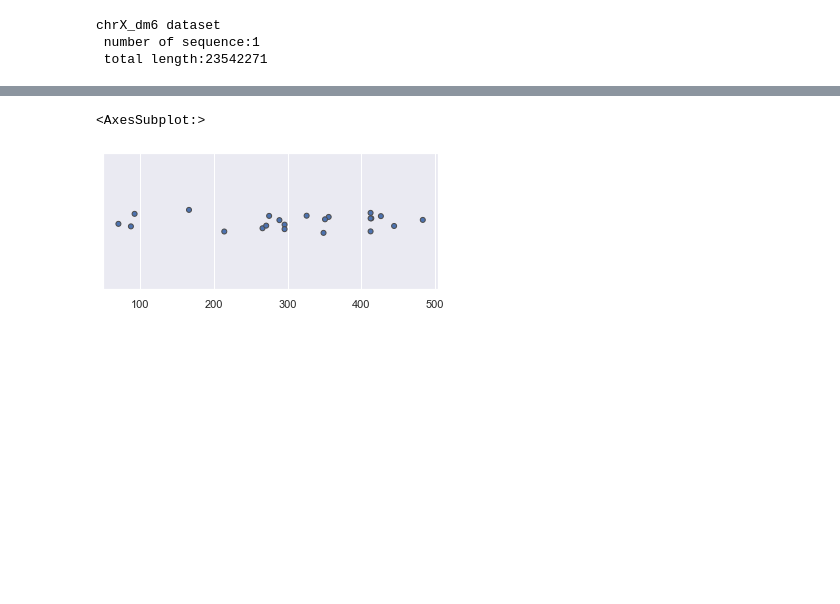
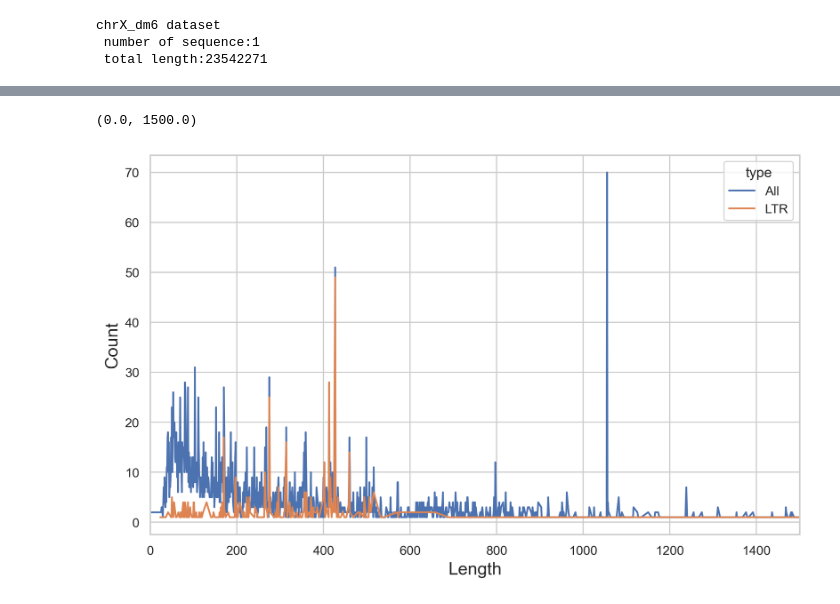
Before and after one commit to Jasmine-fe/GenomeAnalysis, a Jupyter notebook: src/main.ipynb, the cells around one changed output, grey strips where cells are left out. Cells and saved outputs as stored; diff of their text form; code cells hidden in the pictures; blank space fills up the shorter version.

```diff
--- a/src/main.ipynb
+++ b/src/main.ipynb
@@ -63,4 +69,5 @@ dfam = DfamEvaluation(repeatInfoList)
+# %%
+dfam = DfamEvaluation(repeatPositionList, hitFileName="chrX_ROO_LTR_dm6.hits.hit")
 # %%
-repeatPositionList = dfam.getRepeatPositionList()
 repeatPositionLookupDic = dfam.positionBucketClassifier()
 dfamPositionList = dfam.getDfamPositionList()
@@ -87,5 +123,2 @@ unMatchDf = dfam.getUnmatchInfo(DRrepeatMatchList)
 # %%
-lengthScatterDistributionPlot(list(unMatchDf["length"]))
+# lengthScatterDistributionPlot(list(unMatchDf["length"]))
-# %% [output]
-<AxesSubplot:>
-[figure, removed]
@@ -91,0 +136,26 @@ lengthScatterDistributionPlot(list(unMatchDf["length"]))
+# %%
+totalDfam = DfamEvaluation(repeatPositionList, hitFileName="chrX_dm6_dfam.nrph.hits")
+totalRepeatPositionLookupDic = totalDfam.positionBucketClassifier()
+totalDfamPositionList = totalDfam.getDfamPositionList()
+totalList = [ i.endIdx - i.startIdx  for i in totalDfamPositionList]
+totalSortedCounterList = listToSortedCounter(totalList)
+# %%
+dfamSeqLenList = [ i.endIdx - i.startIdx for i in dfamPositionList ]
+LTRSortedCounterList = listToSortedCounter(dfamSeqLenList)
+# %%
+df = pd.DataFrame(columns=["x", "y", "type"], dtype=float)
+for row in totalSortedCounterList:
+    df = df.append({"x": row[0], "y": row[1], "type": "All"}, ignore_index=True)
+for row in LTRSortedCounterList:
+    df = df.append({"x": row[0], "y": row[1], "type": "LTR"}, ignore_index=True)
+
+df.fillna(np.nan, inplace=True)
+fig, ax = plt.subplots(figsize=(10, 6), dpi=300)
+sns.set_style("whitegrid")
+sns.lineplot(data=df, x="x", y="y", hue="type")
+ax.set_xlabel("Length", size=15)
+ax.set_ylabel("Count", size=15)
+ax.set_xlim(0, 1500)
+# %% [output]
+(0.0, 1500.0)
+[figure, added]
```
Also changed, not shown: parts of 27 cells of this notebook, 2 other files.
